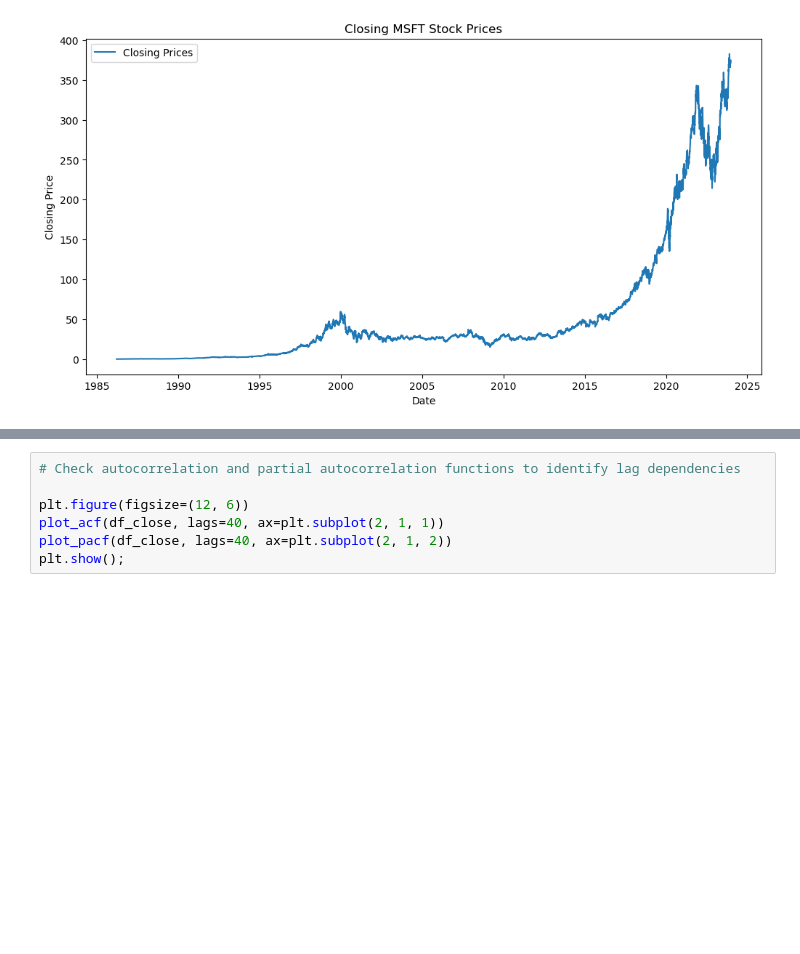
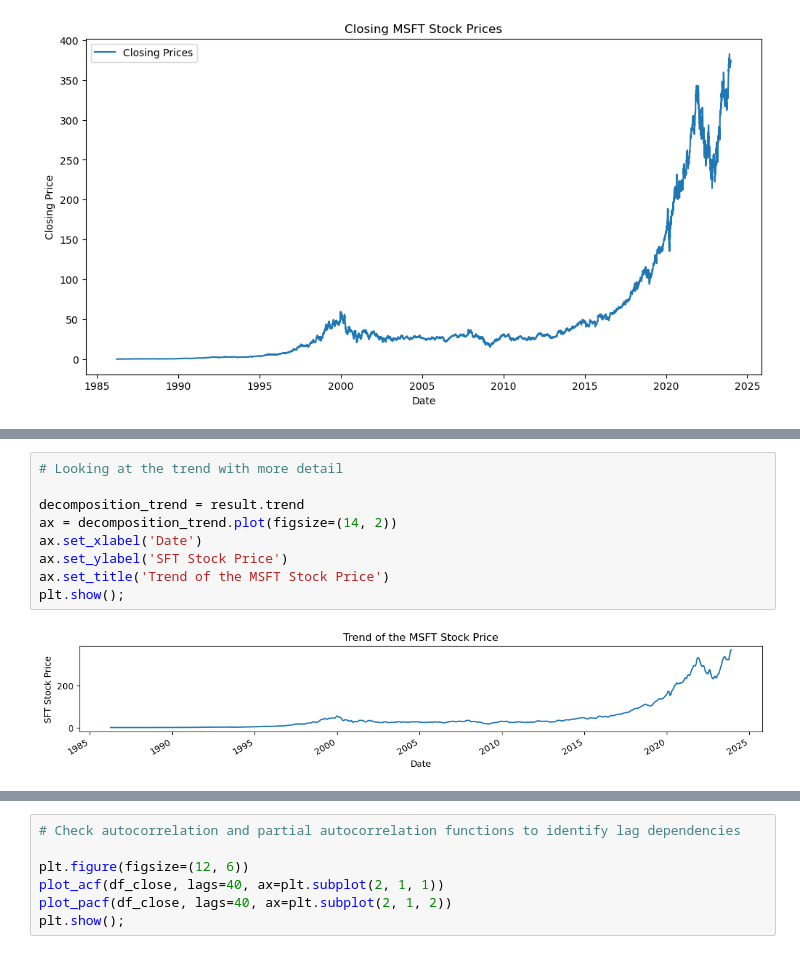
Before and after one commit to ajbudhi/Microsoft-Stock-Time-Series-Analysis, a Jupyter notebook: microsoft_stock_analysis.ipynb, the cells around one changed output, grey strips where cells are left out. Drawn from its saved outputs; the diff is of its cells as text; blank space fills up the shorter version.

```diff
--- a/microsoft_stock_analysis.ipynb
+++ b/microsoft_stock_analysis.ipynb
@@ -113,0 +133,11 @@ plt.show();
+# %%
+# Looking at the trend with more detail
+
+decomposition_trend = result.trend
+ax = decomposition_trend.plot(figsize=(14, 2))
+ax.set_xlabel('Date')
+ax.set_ylabel('SFT Stock Price')
+ax.set_title('Trend of the MSFT Stock Price')
+plt.show();
+# %% [output]
+[figure, added]
```
Also changed, not shown: parts of 17 cells of this notebook, 2 other files.
